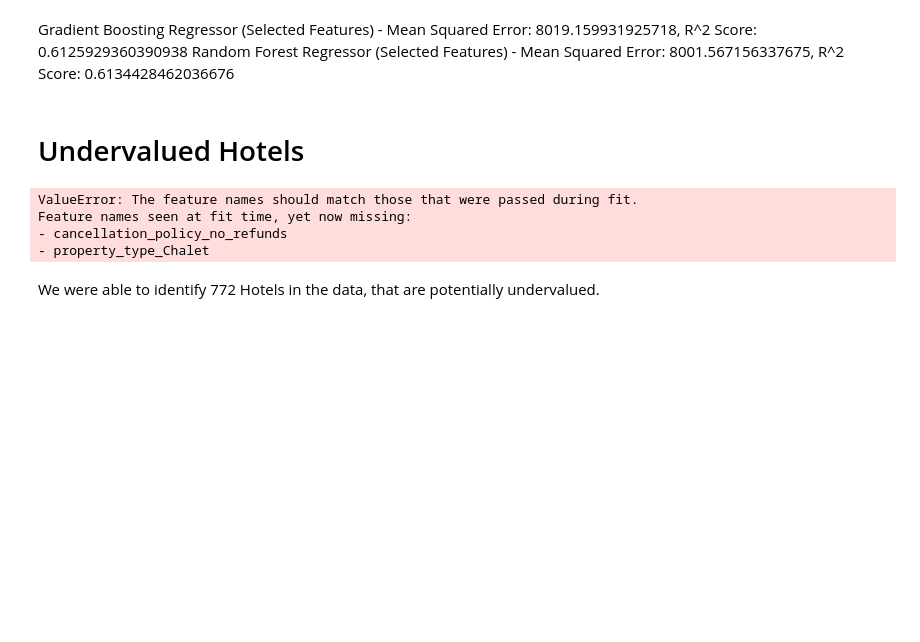
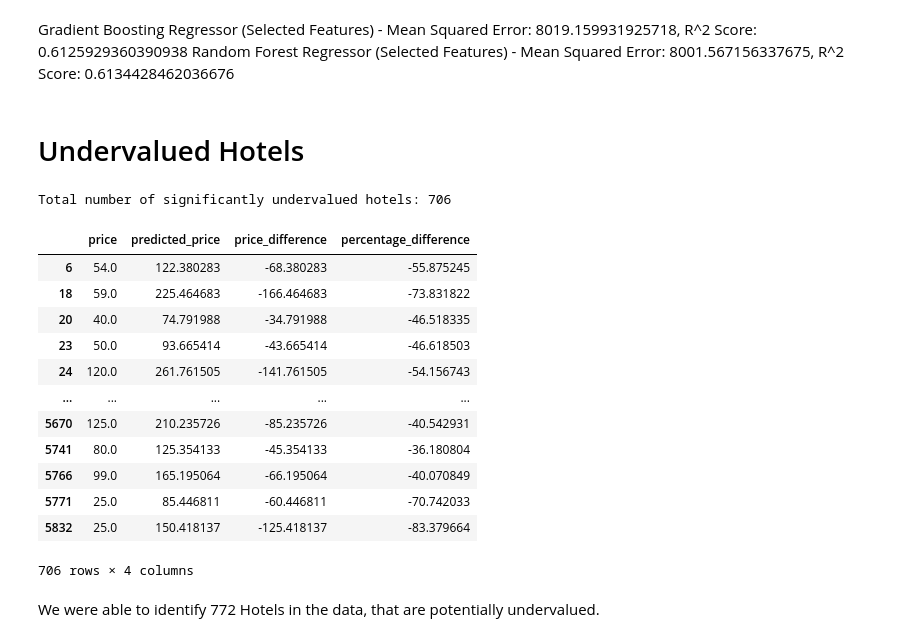
Before and after one commit to paulKlarer/BI_oyo_hotel_prices, a Jupyter notebook: code/analysis2.1_opt_feat_set.ipynb, the cells around one changed output. Saved outputs shown, nothing was run; the diff lists cells and outputs as text; code cells hidden in the pictures; blank space fills up the shorter version.

```diff
--- a/code/analysis2.1_opt_feat_set.ipynb
+++ b/code/analysis2.1_opt_feat_set.ipynb
@@ -428,14 +417,14 @@ Attempt to find the right parameters for model performance while preventing over
 # %%
 # Define the hyperparameter grids
 param_grid_gbr = {
-    'n_estimators': [200,300,400,500],
+    'n_estimators': [300,400,500],
     'learning_rate': [0.01, 0.05, 0.1],
     'max_depth': [2, 4, 6],
     'min_samples_split':[5,10,15]}
 
 param_grid_rf = {
-    'n_estimators': [250, 500, 750, 1000], #prev no 7+
-    'max_depth': [10, 25, 30, 40],
+    'n_estimators': [ 700, 800, 900],
+    'max_depth': [10, 25, 30],
     'min_samples_split': [ 5, 15, 30]}
 
 # Initialize the models
@@ -446,7 +435,7 @@ rf = RandomForestRegressor(random_state=42)
 grid_search_gbr = GridSearchCV(estimator=gbr, param_grid=param_grid_gbr, cv=5, scoring='r2', n_jobs=-1)
 grid_search_rf = GridSearchCV(estimator=rf, param_grid=param_grid_rf, cv=5, scoring='r2', n_jobs=-1)
 
-# Fit the models
+# # Fit the models
 grid_search_gbr.fit(X_train, y_train)
 grid_search_rf.fit(X_train, y_train)
 
@@ -454,6 +443,8 @@ grid_search_rf.fit(X_train, y_train)
 best_gbr = grid_search_gbr.best_estimator_
 best_rf = grid_search_rf.best_estimator_
 
+best_gbr.fit(X_train,y_train)
+best_rf.fit(X_train,y_train)
 # Predict and evaluate
 hyperparameter_tuned_models = {
     'Gradient Boosting Regressor': best_gbr,
@@ -497,14 +488,14 @@ def retrain_models(features_subset, models, X_train, y_train, X_test, y_test):
         r2 = r2_score(y_test, y_pred)
         rmse = np.sqrt(mse)
         results[name] = {'MSE': mse, 'R2': r2, 'rmse': rmse, 'Model': model}
-        print(f"{name} (Top {len(features_subset)} Features) - Mean Squared Error: {mse}, RMSE: {rmse}, R^2 Score: {r2}")
+        print(f"{name} (Top {len(features_subset)} Features) - R^2 Score: {r2}, Mean Squared Error: {mse}, RMSE: {rmse}")
     return results
 
 # Initialize dictionary to store best models and features
 best_models = {}
 
 # Evaluate each set of top features for best model selection
-correlation_thresholds = [0.2,0.1,0.05,0.01]
+correlation_thresholds = [0.1,0.06,0.05,0.04]
 for model_name in hyperparameter_tuned_models.keys():
     best_r2 = float('-inf')
     best_features = None
@@ -514,13 +505,12 @@ for model_name in hyperparameter_tuned_models.keys():
         features_subset = feature_correlations[feature_correlations > threshold].index
         results = retrain_models(features_subset, {model_name: hyperparameter_tuned_models[model_name]}, X_train, y_train, X_test, y_test)
 
-        if results[model_name]['R^2'] > best_r2:
-            best_r2 = results[model_name]['R^2']
+        if results[model_name]['R2'] > best_r2:
+            best_r2 = results[model_name]['R2']
             best_threshold = threshold
             best_features = features_subset
             best_model = results[model_name]['Model']
-
-    best_models[model_name] = {'Model': best_model,'R2': best_r2, 'correlation_threshold':threshold, 'Features': best_features }
+            best_models[model_name] = {'Model': best_model,'R2': best_r2, 'correlation_threshold':best_threshold, 'Features': best_features }
 
 # Print best models and their performance
 for name, details in best_models.items():
@@ -608,33 +546,46 @@ Random Forest Regressor (Selected Features) - Mean Squared Error: 8001.567156337
 # Undervalued Hotels
 # %%
 # get best model
-sel_model = best_rf_model = best_models['Random Forest Regressor']['Model']
-important_features = best_models['Random Forest Regressor']['Features']
+if 'Random Forest Regressor' in best_models:
+    sel_model = best_models['Random Forest Regressor']['Model']
+    selected_features = best_models['Random Forest Regressor']['Features']
+features_selected_train = X_train[selected_features]
+sel_model.fit(features_selected_train,y_train)
 
 # Predict prices for the entire dataset using the selected features
-features_selected = X[important_features]
-predicted_prices = sel_model.predict(features_selected)
+features_selected_test = X[selected_features]
+predicted_prices = sel_model.predict(features_selected_test)
 
 # Add predicted prices to the data and calculate differences
 merged_df['predicted_price'] = predicted_prices
 merged_df['price_difference'] = merged_df['price'] - merged_df['predicted_price']
 merged_df['percentage_difference'] = (merged_df['price_difference'] / merged_df['predicted_price']) * 100
 
 # Identify significantly undervalued hotels (1/3 as threshold)
 significant_threshold = -(1/3)*100  # Negative because actual price is lower than predicted
 significantly_undervalued_hotels = merged_df[merged_df['percentage_difference'] < significant_threshold]
 
 # Display the total count of significantly undervalued hotels
 total_undervalued_hotels = len(significantly_undervalued_hotels)
 print(f"Total number of significantly undervalued hotels: {total_undervalued_hotels}")
 
 # Display the significantly undervalued hotels
 significantly_undervalued_hotels[['price', 'predicted_price', 'price_difference', 'percentage_difference']]
 # %% [output]
-ValueError: The feature names should match those that were passed during fit.
-Feature names seen at fit time, yet now missing:
-- cancellation_policy_no_refunds
-- property_type_Chalet
+Total number of significantly undervalued hotels: 706
+|  | price | predicted_price | price_difference | percentage_difference |
+| 6 | 54.0 | 122.380283 | -68.380283 | -55.875245 |
+| 18 | 59.0 | 225.464683 | -166.464683 | -73.831822 |
+| 20 | 40.0 | 74.791988 | -34.791988 | -46.518335 |
+| 23 | 50.0 | 93.665414 | -43.665414 | -46.618503 |
+| 24 | 120.0 | 261.761505 | -141.761505 | -54.156743 |
+| ... | ... | ... | ... | ... |
+| 5670 | 125.0 | 210.235726 | -85.235726 | -40.542931 |
+| 5741 | 80.0 | 125.354133 | -45.354133 | -36.180804 |
+| 5766 | 99.0 | 165.195064 | -66.195064 | -40.070849 |
+| 5771 | 25.0 | 85.446811 | -60.446811 | -70.742033 |
+| 5832 | 25.0 | 150.418137 | -125.418137 | -83.379664 |
+706 rows × 4 columns
 # %% [markdown]
 We were able to identify 772 Hotels in the data, that are potentially undervalued.
 # %% [markdown]
```
Also changed, not shown: parts of 17 cells of this notebook, 2 other files.
